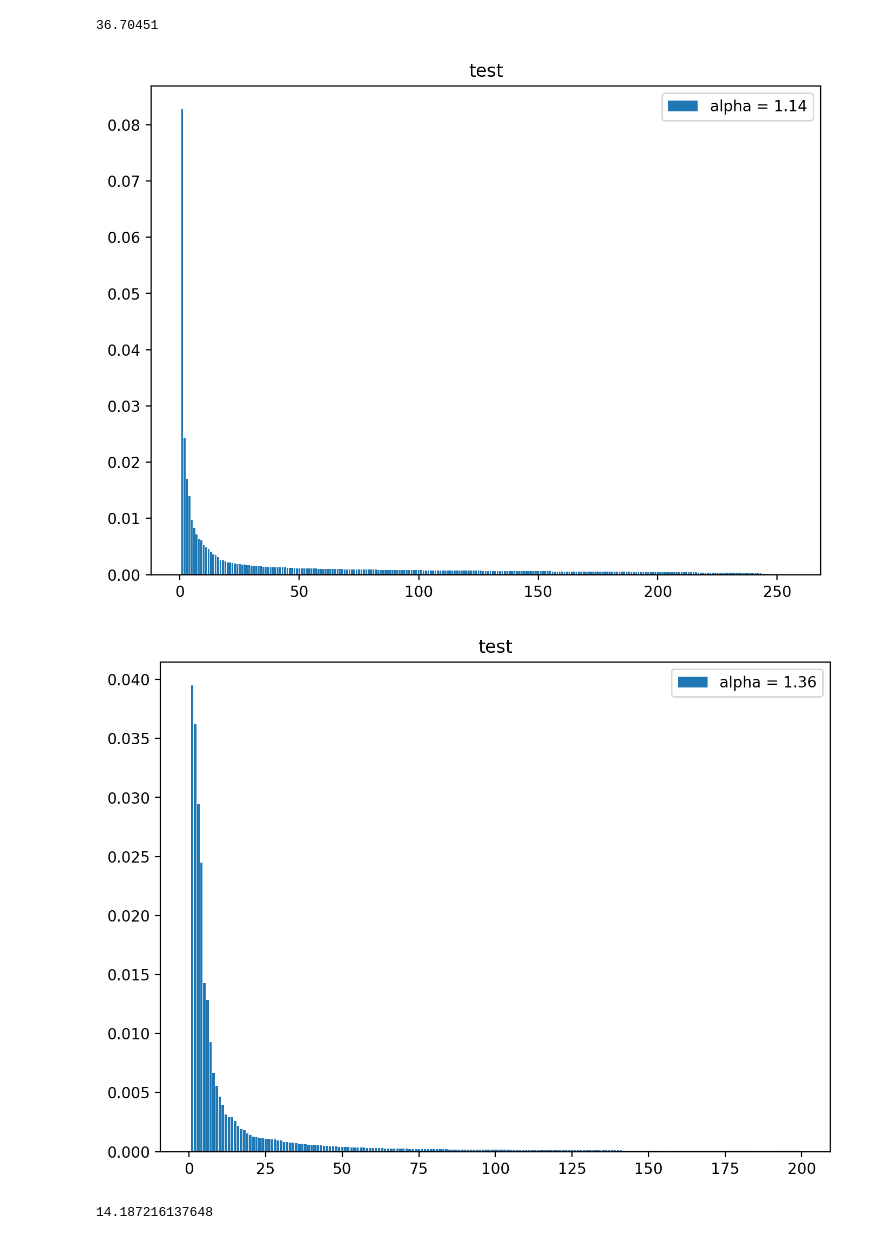
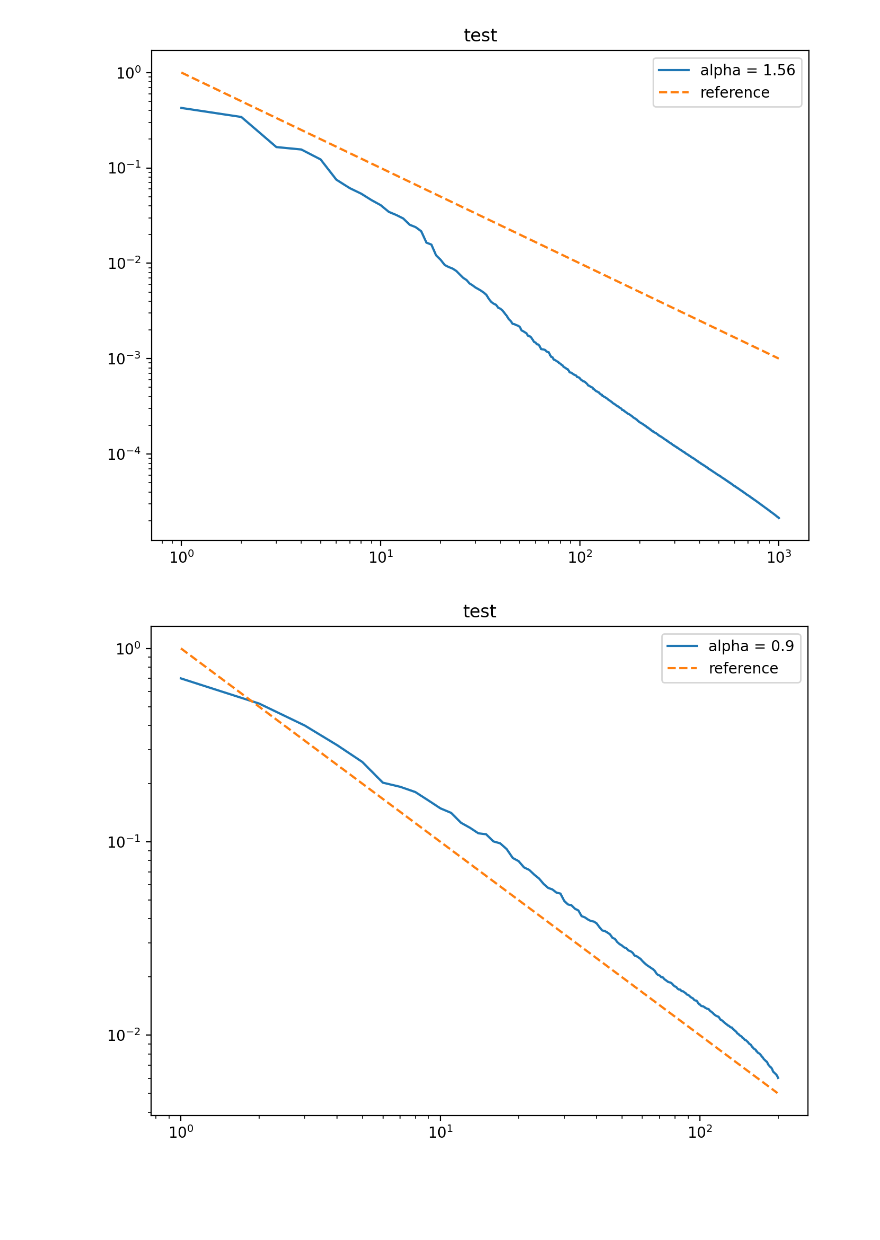
Before and after one commit to akazemian/untrained_models_of_visual_cortex, a Jupyter notebook: model_evaluation/eigen_analysis/eigen_spectrum.ipynb, the cells around one changed output. Cells and saved outputs as stored; diff of their text form; code cells hidden in the pictures; blank space fills up the shorter version.

```diff
--- a/model_evaluation/eigen_analysis/eigen_spectrum.ipynb
+++ b/model_evaluation/eigen_analysis/eigen_spectrum.ipynb
@@ -25,42 +25,29 @@ def plot_eigspec(data,layers,title):
 
     fig = plt.figure(figsize=(8,6),dpi=200,facecolor='white')
     a, y = powerlaw_exponent(data)
-    #plt.plot(np.arange(1,len(data)+1),data/(10**y),label=f'alpha = {round(a,2)}')
-    plt.bar(np.arange(1,len(data)+1),data,label=f'alpha = {round(a,2)}')
+    plt.plot(np.arange(1,len(data)+1),data/(10**y),label=f'alpha = {round(a,2)}')
+    #plt.bar(np.arange(1,len(data)+1),data,label=f'alpha = {round(a,2)}')
     idx = np.arange(0,len(data))
-    #plt.plot(idx, 1/idx, label='reference', linestyle='dashed')
+    plt.plot(idx, 1/idx, label='reference', linestyle='dashed')
     plt.title(title)
-    #plt.xscale('log')
-    #plt.yscale('log')
+    plt.xscale('log')
+    plt.yscale('log')
     plt.legend()
-# %%
-pca.explained_variance_[0]
-# %% [output]
-36.70451
 # %%
-file_path = '/data/atlas/pca/alexnet_u_conv5_mp_5_layers_256_features_imagenet21k'
-
-#file_path = '/data/atlas/pca/expansion_model_l2=1000_mp_3_layers_1000_features_imagenet21k'
+file_path = '/data/atlas/.cache/pca/expansion_model_3_layers_10000_features_majajhong'
 with open(file_path, 'rb') as f:
     pca = pickle.load(f)
 layers = ['last']
 title = 'test'
-plot_eigspec(pca.explained_variance_ratio_[1:], layers, title)
+plot_eigspec(pca.explained_variance_[1:1000], layers, title)
 # %% [output]
-[figure, old version]
+[figure, new version]
 # %%
-file_path = '/data/atlas/pca/expansion_model_l2=1000_mp_3_layers_1000_features_imagenet21k'
-
-#file_path = '/data/atlas/pca/expansion_model_l2=1000_mp_3_layers_1000_features_imagenet21k'
+file_path = '/data/atlas/.cache/pca/alexnet_conv5_5_layers_256_features_majajhong'
 with open(file_path, 'rb') as f:
     pca = pickle.load(f)
 layers = ['last']
 title = 'test'
-plot_eigspec(pca.explained_variance_ratio_[1:200], layers, title)
+plot_eigspec(pca.explained_variance_[:200], layers, title)
 # %% [output]
-[figure, old version]
+[figure, new version]
-# %%
-eigspec = pca.explained_variance_[1:]
-eigspec.sum() ** 2 / (eigspec ** 2).sum()
-# %% [output]
-14.187216137648
```
Also changed, not shown: parts of 3 cells of this notebook, 52 other files.
